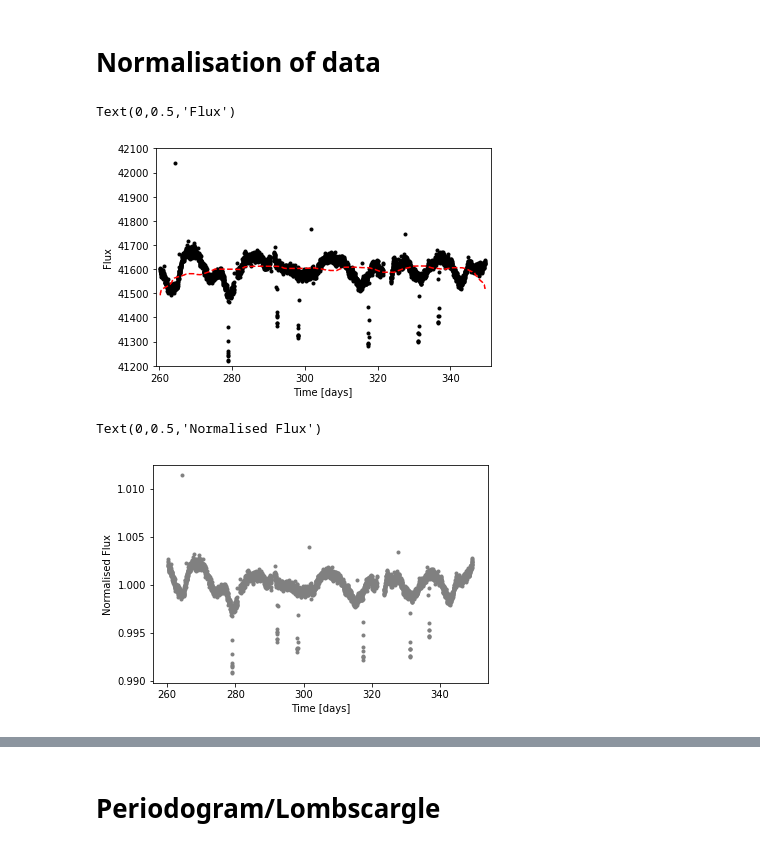
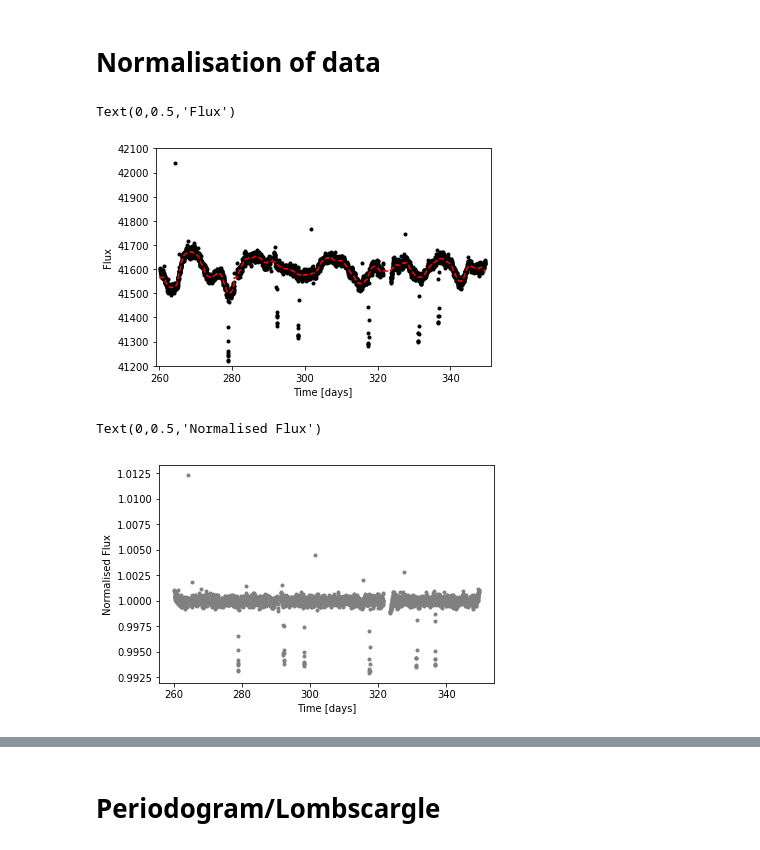
Before and after one commit to nathanmeagher/PH30116, a Jupyter notebook: COURSEWORK.ipynb, the cells around one changed output, grey strips where cells are left out. Saved outputs shown, nothing was run; the diff lists cells and outputs as text; code cells hidden in the pictures.

```diff
--- a/COURSEWORK.ipynb
+++ b/COURSEWORK.ipynb
@@ -423,28 +427,28 @@ e = object_1[1].data['PDCSAP_FLUX_ERR'] #point source flux error
 #Applying a mask filter to remove nan points
 
 nonan = ~np.isnan(f)
-t = t[nonan]
-f = f[nonan]
-e = e[nonan]
+t1 = t[nonan]
+f1 = f[nonan]
+e1 = e[nonan]
 # %%
 #kernel_size is the size of the window over which the median is calculated
 
-testfil = medfilt(f, kernel_size=891) #talk about why i chose median filter and the kernel size
+testfil = medfilt(f1, kernel_size=105) #talk about why i chose median filter and the kernel size
 
-pylab.plot(t, f, c='k', ls='None', marker='.', label='Data')
-pylab.plot(t, testfil, ls='--', c='r', label='Median Filter')
+pylab.plot(t1, f1, c='k', ls='None', marker='.', label='Data')
+pylab.plot(t1, testfil, ls='--', c='r', label='Median Filter')
 pylab.xlim(259, 351)
 pylab.ylim(41200, 42100)
 pylab.xlabel('Time [days]')
 pylab.ylabel('Flux')
 # %% [output]
 Text(0,0.5,'Flux')
-[figure, old version]
+[figure, new version]
 # %%
 #plotting normalised median
-pylab.plot(t, f/testfil, ls='None', marker='.', c='grey', label='Data')
+pylab.plot(t1, f1/testfil, ls='None', marker='.', c='grey', label='Data')
 pylab.xlabel('Time [days]')
 pylab.ylabel('Normalised Flux')
 # %% [output]
 Text(0,0.5,'Normalised Flux')
-[figure, old version]
+[figure, new version]
```
Also changed, not shown: parts of 16 cells of this notebook, 1 other file.
